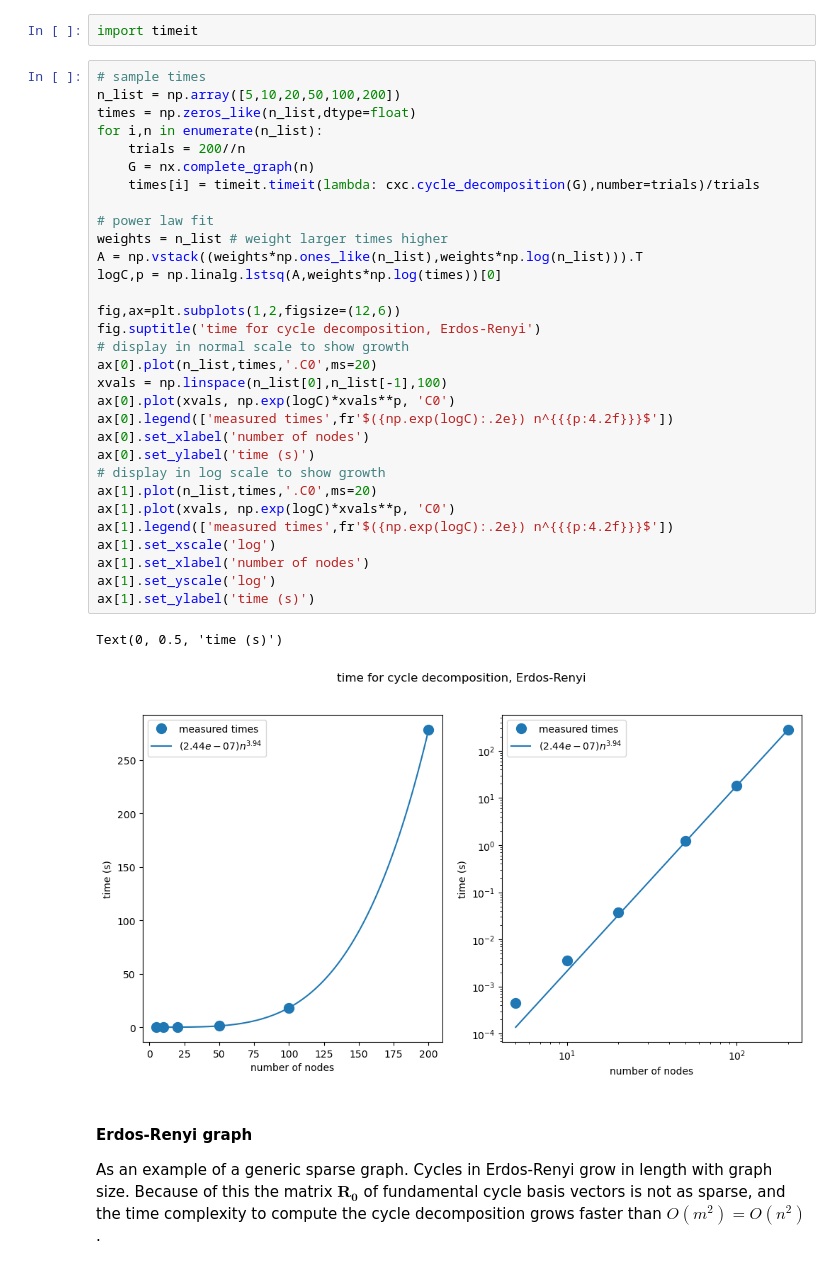
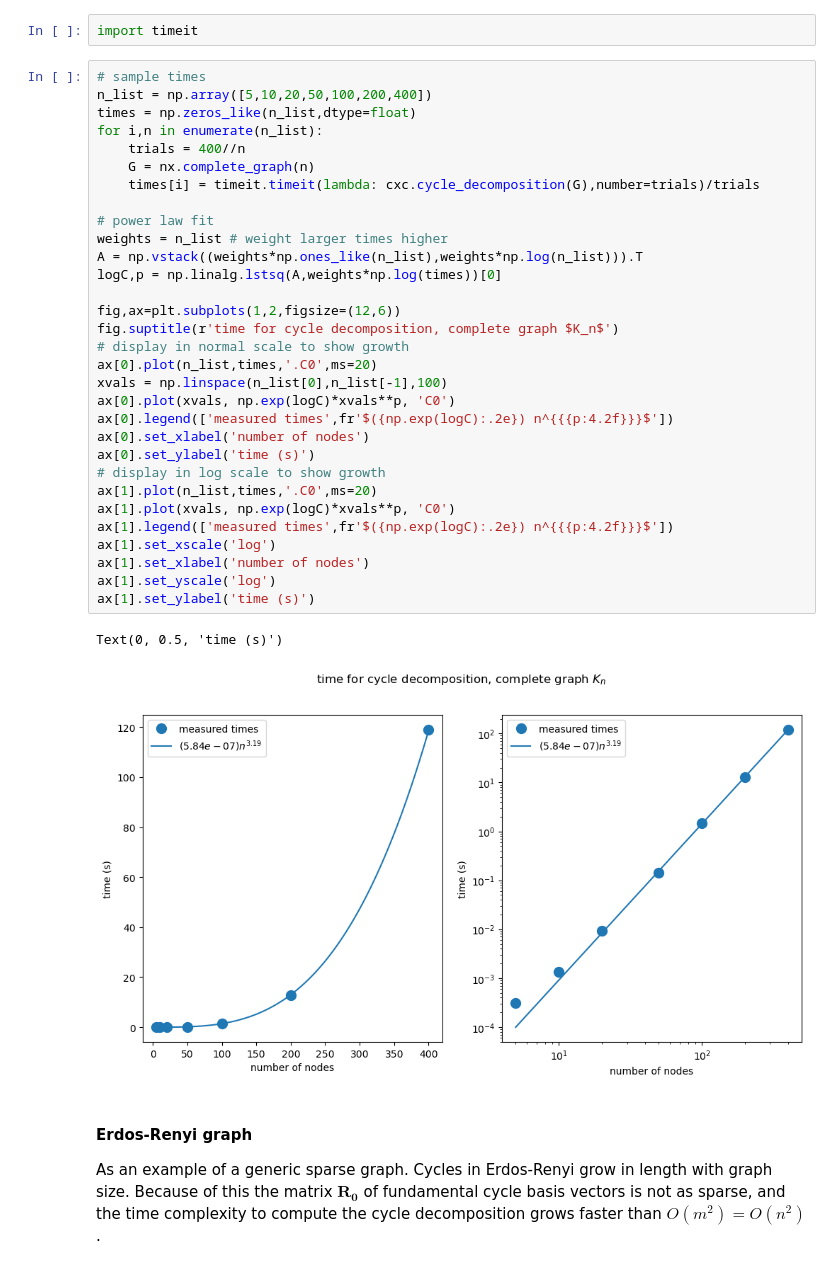
Before and after one commit to perrineruth/Sampling_Minimum_Cycle_Bases, a Jupyter notebook: examples/cycle_decomposition.ipynb, the cells around one changed output. Cells and saved outputs as stored; diff of their text form.

```diff
--- a/examples/cycle_decomposition.ipynb
+++ b/examples/cycle_decomposition.ipynb
@@ -236,38 +240,38 @@ As an example of the complexity for dense graphs. Here $m=O(n^2)$, so we expect
 import timeit
 # %%
 # sample times
-n_list = np.array([5,10,20,50,100,200])
+n_list = np.array([5,10,20,50,100,200,400])
 times = np.zeros_like(n_list,dtype=float)
 for i,n in enumerate(n_list):
-    trials = 200//n
+    trials = 400//n
     G = nx.complete_graph(n)
     times[i] = timeit.timeit(lambda: cxc.cycle_decomposition(G),number=trials)/trials
 
 # power law fit
 weights = n_list # weight larger times higher
 A = np.vstack((weights*np.ones_like(n_list),weights*np.log(n_list))).T
 logC,p = np.linalg.lstsq(A,weights*np.log(times))[0]
 
 fig,ax=plt.subplots(1,2,figsize=(12,6))
-fig.suptitle('time for cycle decomposition, Erdos-Renyi')
+fig.suptitle(r'time for cycle decomposition, complete graph $K_n$')
 # display in normal scale to show growth
 ax[0].plot(n_list,times,'.C0',ms=20)
 xvals = np.linspace(n_list[0],n_list[-1],100)
 ax[0].plot(xvals, np.exp(logC)*xvals**p, 'C0')
 ax[0].legend(['measured times',fr'$({np.exp(logC):.2e}) n^{{{p:4.2f}}}$'])
 ax[0].set_xlabel('number of nodes')
 ax[0].set_ylabel('time (s)')
 # display in log scale to show growth
 ax[1].plot(n_list,times,'.C0',ms=20)
 ax[1].plot(xvals, np.exp(logC)*xvals**p, 'C0')
 ax[1].legend(['measured times',fr'$({np.exp(logC):.2e}) n^{{{p:4.2f}}}$'])
 ax[1].set_xscale('log')
 ax[1].set_xlabel('number of nodes')
 ax[1].set_yscale('log')
 ax[1].set_ylabel('time (s)')
 # %% [output]
 Text(0, 0.5, 'time (s)')
-[figure, old version]
+[figure, new version]
 # %% [markdown]
 #### Erdos-Renyi graph
 As an example of a generic sparse graph. Cycles in Erdos-Renyi grow in length with graph size. Because of this the matrix $\mathbf{R_0}$ of fundamental cycle basis vectors is not as sparse, and the time complexity to compute the cycle decomposition grows faster than $O(m^2)=O(n^2)$.
```
Also changed, not shown: parts of 9 cells of this notebook, 8 other files.
